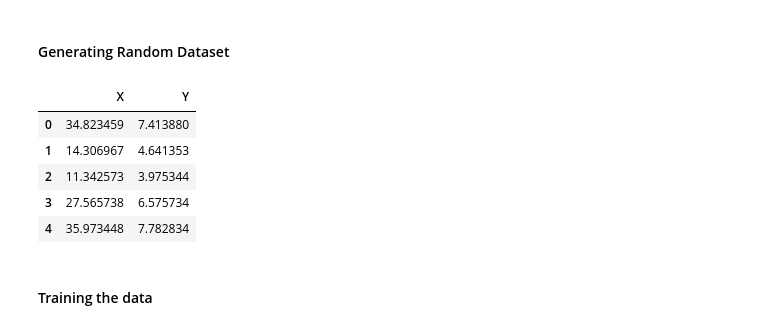
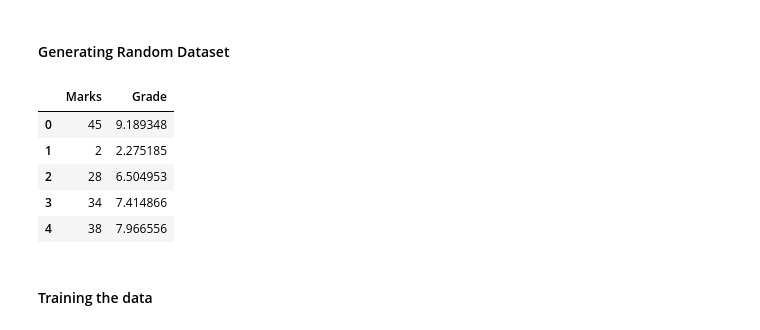
Before and after one commit to ashrutarora/DSE, a Jupyter notebook: ML LAB/Week_4/AshrutAlokArora_WEEK4.ipynb, the cells around one changed output. Saved outputs shown, nothing was run; the diff lists cells and outputs as text; code cells hidden in the pictures.

```diff
--- a/ML LAB/Week_4/AshrutAlokArora_WEEK4.ipynb
+++ b/ML LAB/Week_4/AshrutAlokArora_WEEK4.ipynb
@@ -205,30 +211,30 @@ np.random.seed(123)
 
 n = 50
 
-X = np.random.uniform(0, 50, n)
+X = np.random.randint(0, 50, n)
 Y = 2 + 0.2*X + np.random.uniform(0, 1, n)
 Y = Y / np.max(Y) * 10
 # %%
-sample = {'X' : X,
-       'Y': Y}
+sample = {'Marks' : X,
+       'Grade': Y}
 
 df = pd.DataFrame(sample)
 
 # To make X and Y to 2D array
 X = np.array(X).reshape(-1,1)
 Y = np.array(Y).reshape(-1,1)
 
 # Splitting the dataset into the specified value by test size
 X_train, X_test, Y_train, Y_test = train_test_split(X, Y, test_size=1/4, random_state=0)
 
 df.head()
 # %% [output]
-|  | X | Y |
-| 0 | 34.823459 | 7.413880 |
-| 1 | 14.306967 | 4.641353 |
-| 2 | 11.342573 | 3.975344 |
-| 3 | 27.565738 | 6.575734 |
-| 4 | 35.973448 | 7.782834 |
+|  | Marks | Grade |
+| 0 | 45 | 9.189348 |
+| 1 | 2 | 2.275185 |
+| 2 | 28 | 6.504953 |
+| 3 | 34 | 7.414866 |
+| 4 | 38 | 7.966556 |
 # %%
 slr = LinearRegression()
 # %% [markdown]
```
Also changed, not shown: parts of 51 cells of this notebook.
